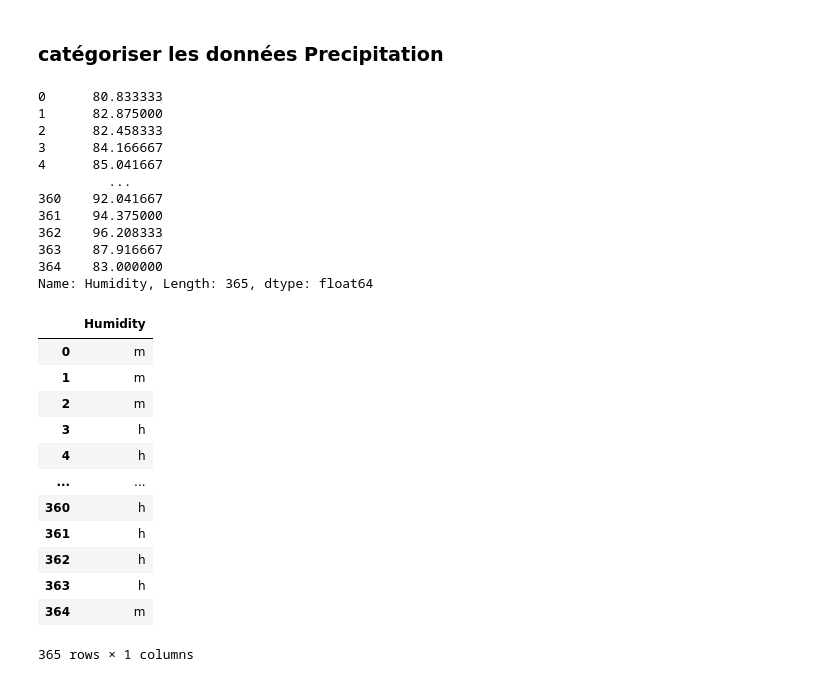
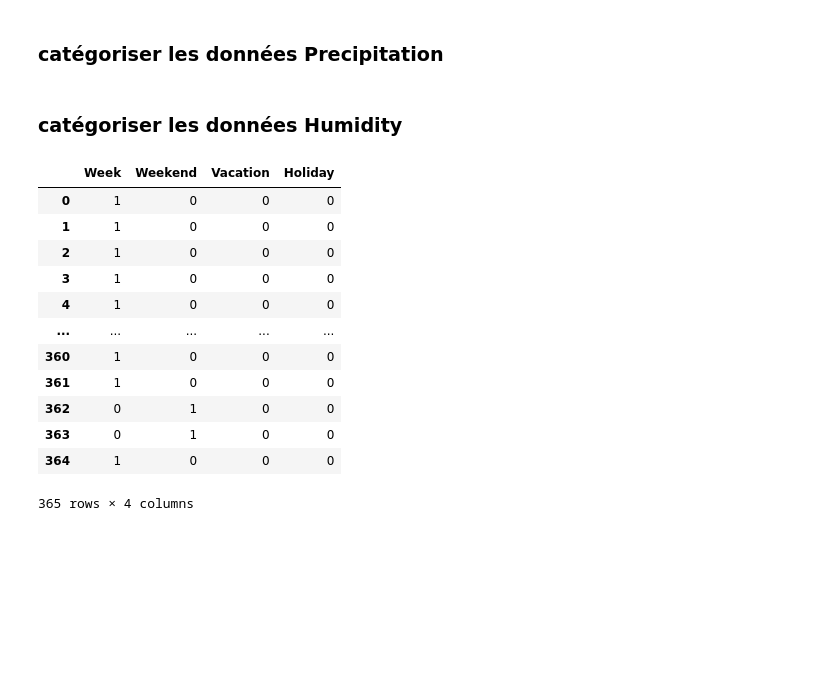
Before and after one commit to forloulhoucine/TER_Analyse-de-donnees-issues-dun-reseau-urbain, a Jupyter notebook: TER.ipynb, the cells around one changed output. Cells and saved outputs as stored; diff of their text form; code cells hidden in the pictures; blank space fills up the shorter version.

```diff
--- a/TER.ipynb
+++ b/TER.ipynb
@@ -798,36 +783,8 @@ TT
 # %%
 PP=pd.cut(W["Precipitation"], bins=[0,0.03,1.2], include_lowest=True, labels=['l','h'])
 PP=PP.to_frame(name="Precipitation")
-# %%
-W["Humidity"]
-# %% [output]
-0      80.833333
-1      82.875000
-2      82.458333
-3      84.166667
-4      85.041667
-         ...
-360    92.041667
-361    94.375000
-362    96.208333
-363    87.916667
-364    83.000000
-Name: Humidity, Length: 365, dtype: float64
+# %% [markdown]
+### catégoriser les données Humidity
 # %%
 HH=pd.cut(W["Humidity"], bins=[50,74,83,100], include_lowest=True, labels=['l','m','h'])
 HH=HH.to_frame(name="Humidity")
-HH
-# %% [output]
-|  | Humidity |
-| 0 | m |
-| 1 | m |
-| 2 | m |
-| 3 | h |
-| 4 | h |
-| ... | ... |
-| 360 | h |
-| 361 | h |
-| 362 | h |
-| 363 | h |
-| 364 | m |
-365 rows × 1 columns
@@ -836,0 +791,16 @@ DCC
+# %%
+D_T['Holiday']
+# %% [output]
+|  | Week | Weekend | Vacation | Holiday |
+| 0 | 1 | 0 | 0 | 0 |
+| 1 | 1 | 0 | 0 | 0 |
+| 2 | 1 | 0 | 0 | 0 |
+| 3 | 1 | 0 | 0 | 0 |
+| 4 | 1 | 0 | 0 | 0 |
+| ... | ... | ... | ... | ... |
+| 360 | 1 | 0 | 0 | 0 |
+| 361 | 1 | 0 | 0 | 0 |
+| 362 | 0 | 1 | 0 | 0 |
+| 363 | 0 | 1 | 0 | 0 |
+| 364 | 1 | 0 | 0 | 0 |
+365 rows × 4 columns
```
Also changed, not shown: parts of 6 cells of this notebook.
